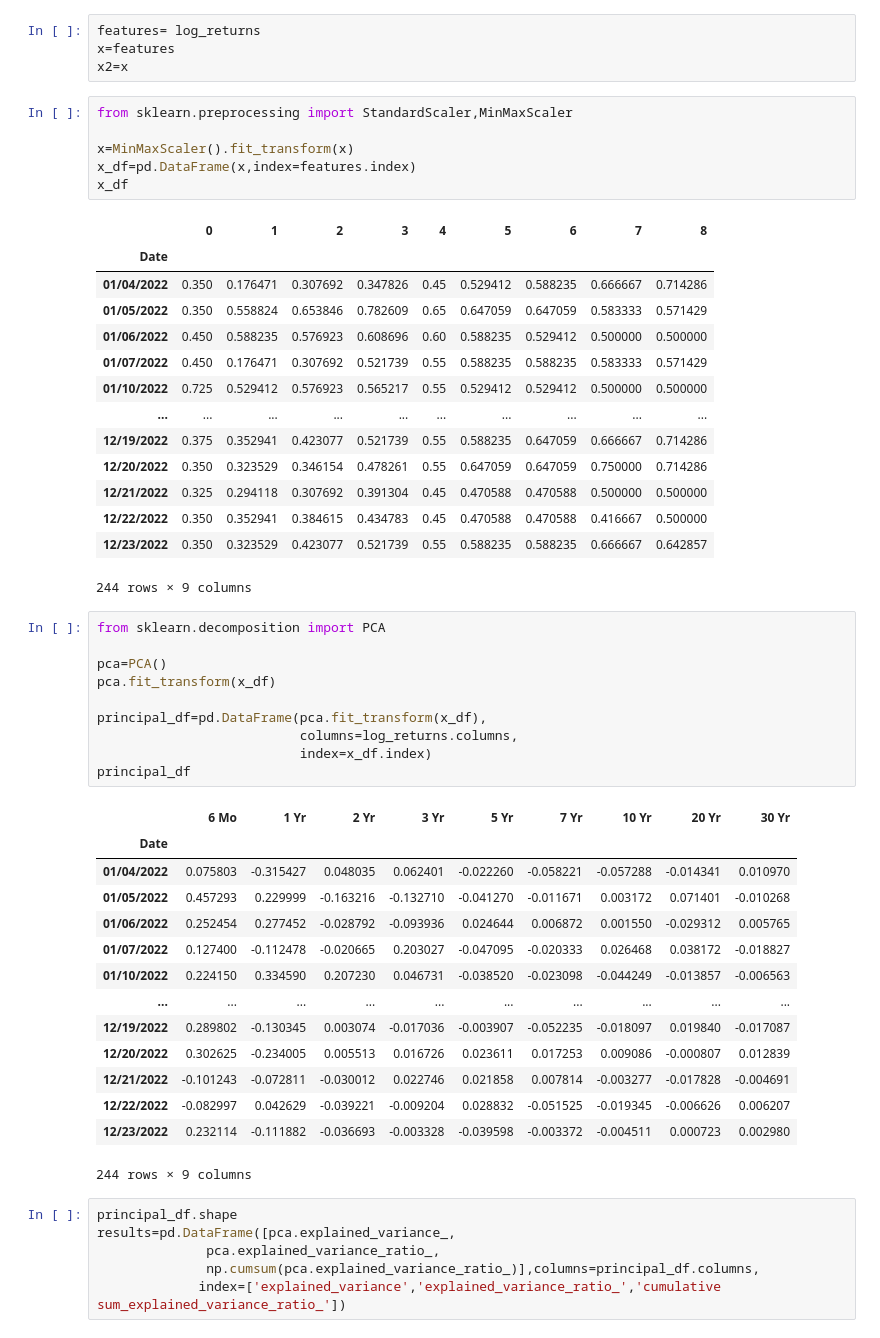
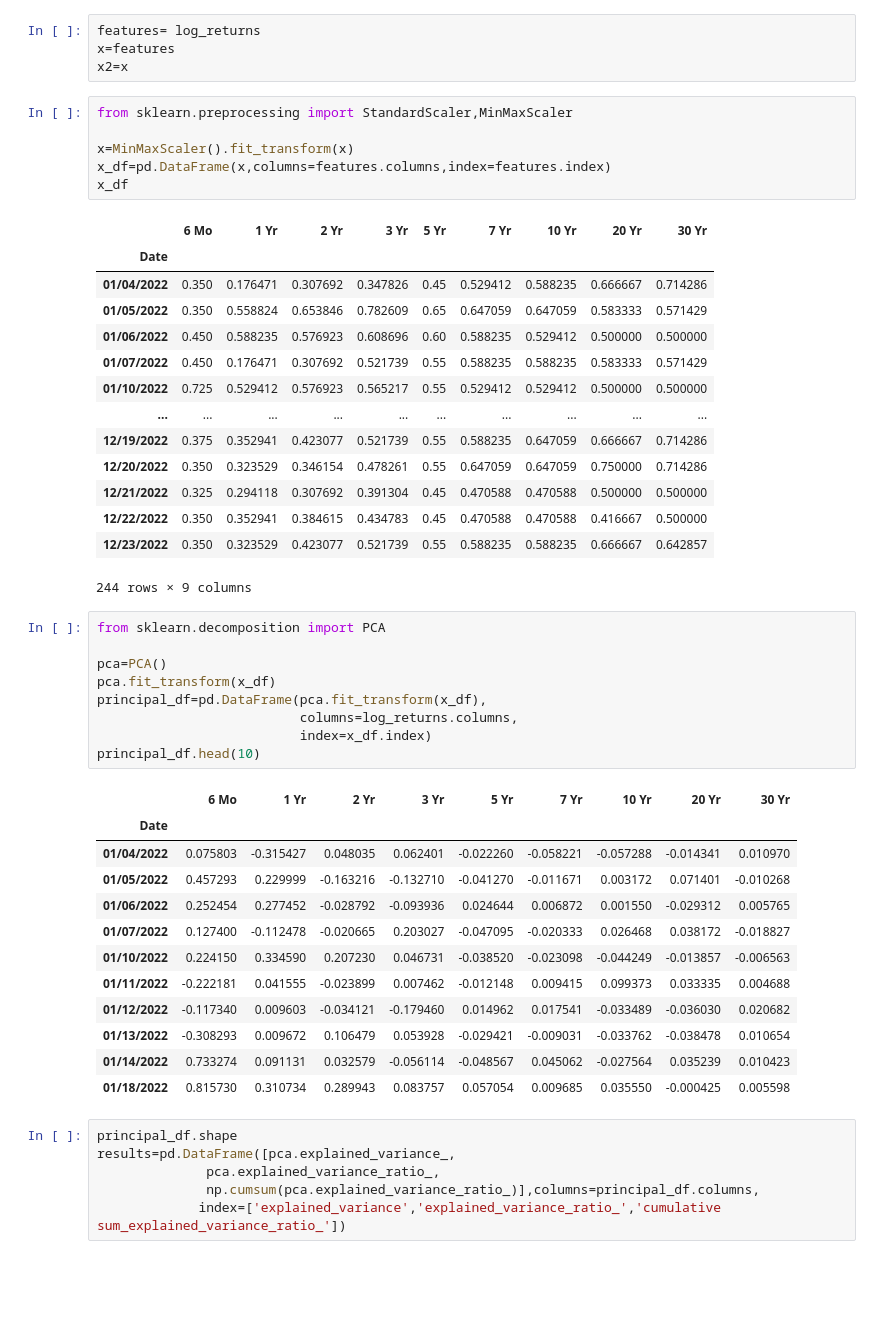
Before and after one commit to AMAYadav/PROJECTS-, a Jupyter notebook: market_risk_01_pca.ipynb, the cells around one changed output. Cells and saved outputs as stored; diff of their text form; blank space fills up the shorter version.

```diff
--- a/market_risk_01_pca.ipynb
+++ b/market_risk_01_pca.ipynb
@@ -89,10 +99,10 @@ x2=x
 from sklearn.preprocessing import StandardScaler,MinMaxScaler
 
 x=MinMaxScaler().fit_transform(x)
-x_df=pd.DataFrame(x,index=features.index)
+x_df=pd.DataFrame(x,columns=features.columns,index=features.index)
 x_df
 # %% [output]
-|  | 0 | 1 | 2 | 3 | 4 | 5 | 6 | 7 | 8 |
+|  | 6 Mo | 1 Yr | 2 Yr | 3 Yr | 5 Yr | 7 Yr | 10 Yr | 20 Yr | 30 Yr |
 | Date |  |  |  |  |  |  |  |  |  |
 | 01/04/2022 | 0.350 | 0.176471 | 0.307692 | 0.347826 | 0.45 | 0.529412 | 0.588235 | 0.666667 | 0.714286 |
 | 01/05/2022 | 0.350 | 0.558824 | 0.653846 | 0.782609 | 0.65 | 0.647059 | 0.647059 | 0.583333 | 0.571429 |
@@ -109,28 +119,25 @@ x_df
 # %%
 from sklearn.decomposition import PCA
 
 pca=PCA()
 pca.fit_transform(x_df)
-
 principal_df=pd.DataFrame(pca.fit_transform(x_df),
                           columns=log_returns.columns,
                           index=x_df.index)
-principal_df
+principal_df.head(10)
 # %% [output]
 |  | 6 Mo | 1 Yr | 2 Yr | 3 Yr | 5 Yr | 7 Yr | 10 Yr | 20 Yr | 30 Yr |
 | Date |  |  |  |  |  |  |  |  |  |
 | 01/04/2022 | 0.075803 | -0.315427 | 0.048035 | 0.062401 | -0.022260 | -0.058221 | -0.057288 | -0.014341 | 0.010970 |
 | 01/05/2022 | 0.457293 | 0.229999 | -0.163216 | -0.132710 | -0.041270 | -0.011671 | 0.003172 | 0.071401 | -0.010268 |
 | 01/06/2022 | 0.252454 | 0.277452 | -0.028792 | -0.093936 | 0.024644 | 0.006872 | 0.001550 | -0.029312 | 0.005765 |
 | 01/07/2022 | 0.127400 | -0.112478 | -0.020665 | 0.203027 | -0.047095 | -0.020333 | 0.026468 | 0.038172 | -0.018827 |
 | 01/10/2022 | 0.224150 | 0.334590 | 0.207230 | 0.046731 | -0.038520 | -0.023098 | -0.044249 | -0.013857 | -0.006563 |
-| ... | ... | ... | ... | ... | ... | ... | ... | ... | ... |
-| 12/19/2022 | 0.289802 | -0.130345 | 0.003074 | -0.017036 | -0.003907 | -0.052235 | -0.018097 | 0.019840 | -0.017087 |
-| 12/20/2022 | 0.302625 | -0.234005 | 0.005513 | 0.016726 | 0.023611 | 0.017253 | 0.009086 | -0.000807 | 0.012839 |
-| 12/21/2022 | -0.101243 | -0.072811 | -0.030012 | 0.022746 | 0.021858 | 0.007814 | -0.003277 | -0.017828 | -0.004691 |
-| 12/22/2022 | -0.082997 | 0.042629 | -0.039221 | -0.009204 | 0.028832 | -0.051525 | -0.019345 | -0.006626 | 0.006207 |
-| 12/23/2022 | 0.232114 | -0.111882 | -0.036693 | -0.003328 | -0.039598 | -0.003372 | -0.004511 | 0.000723 | 0.002980 |
+| 01/11/2022 | -0.222181 | 0.041555 | -0.023899 | 0.007462 | -0.012148 | 0.009415 | 0.099373 | 0.033335 | 0.004688 |
+| 01/12/2022 | -0.117340 | 0.009603 | -0.034121 | -0.179460 | 0.014962 | 0.017541 | -0.033489 | -0.036030 | 0.020682 |
+| 01/13/2022 | -0.308293 | 0.009672 | 0.106479 | 0.053928 | -0.029421 | -0.009031 | -0.033762 | -0.038478 | 0.010654 |
+| 01/14/2022 | 0.733274 | 0.091131 | 0.032579 | -0.056114 | -0.048567 | 0.045062 | -0.027564 | 0.035239 | 0.010423 |
+| 01/18/2022 | 0.815730 | 0.310734 | 0.289943 | 0.083757 | 0.057054 | 0.009685 | 0.035550 | -0.000425 | 0.005598 |
-244 rows × 9 columns
 # %%
 principal_df.shape
 results=pd.DataFrame([pca.explained_variance_,
```
Also changed, not shown: parts of 5 cells of this notebook.
